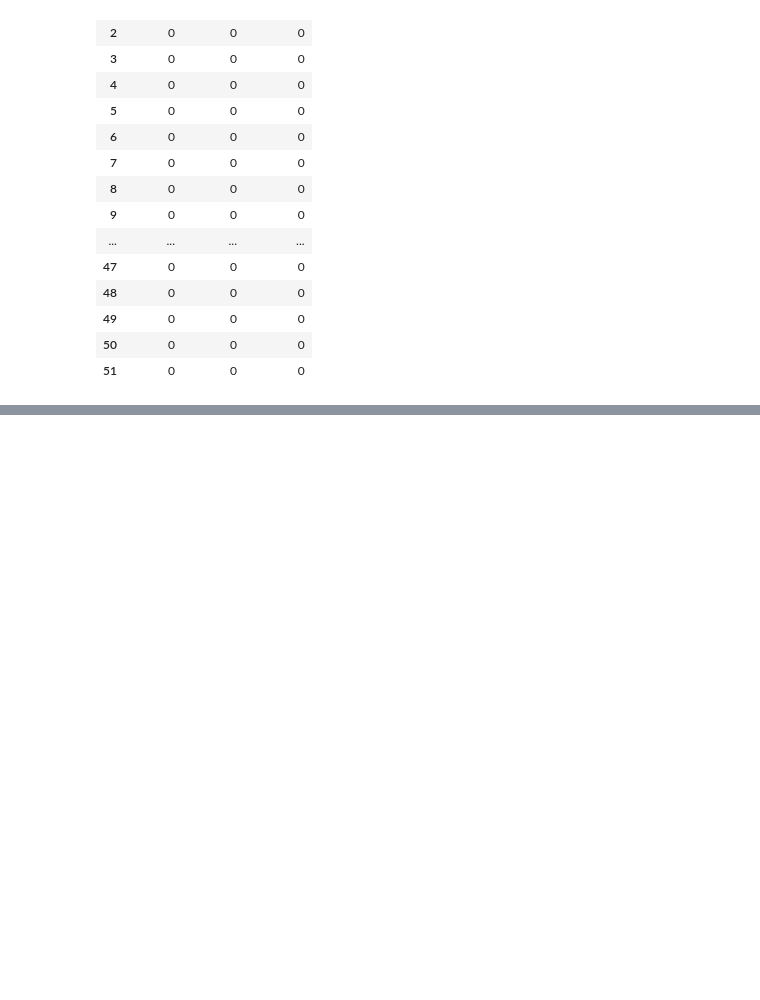
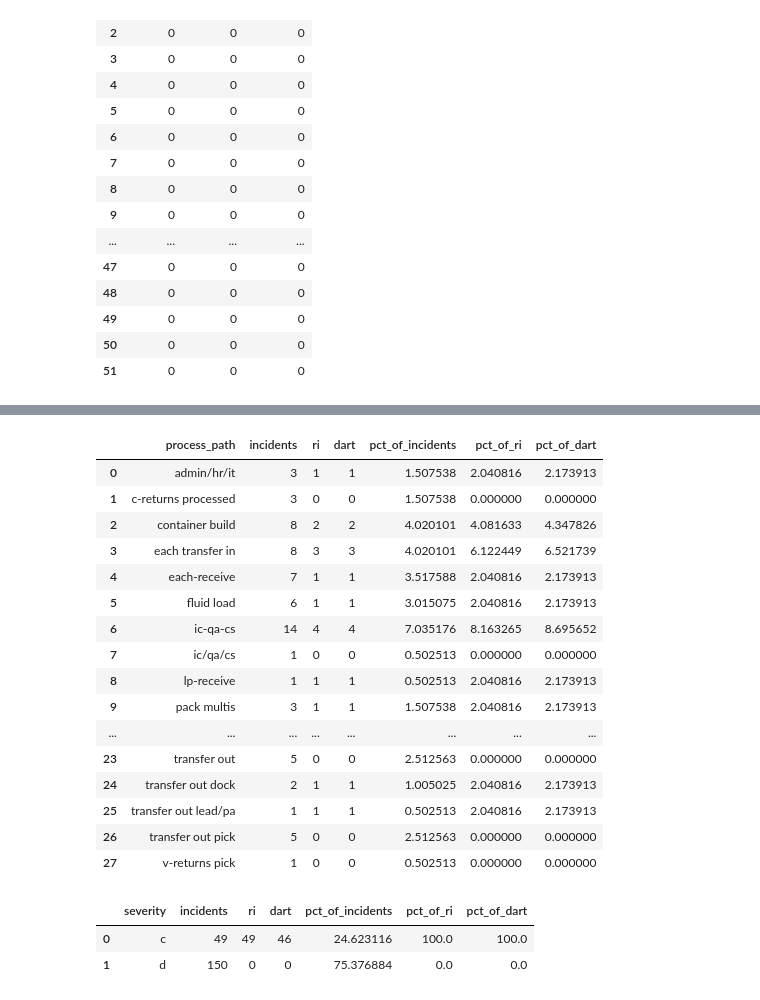
Before and after one commit to JudeMirac/Saftey-Risk-Analysis, a Jupyter notebook: notebooks/data_health_checks.ipynb, the cells around one changed output, grey strips where cells are left out. Saved outputs shown, nothing was run; the diff lists cells and outputs as text; code cells hidden in the pictures; blank space fills up the shorter version.

```diff
--- a/notebooks/data_health_checks.ipynb
+++ b/notebooks/data_health_checks.ipynb
@@ -176,0 +187,29 @@ DatabaseError: Execution failed on sql 'SELECT * FROM dist_root_cause;': no such
+# %%
+
+# view process path
+path
+# %% [output]
+|  | process_path | incidents | ri | dart | pct_of_incidents | pct_of_ri | pct_of_dart |
+| 0 | admin/hr/it | 3 | 1 | 1 | 1.507538 | 2.040816 | 2.173913 |
+| 1 | c-returns processed | 3 | 0 | 0 | 1.507538 | 0.000000 | 0.000000 |
+| 2 | container build | 8 | 2 | 2 | 4.020101 | 4.081633 | 4.347826 |
+| 3 | each transfer in | 8 | 3 | 3 | 4.020101 | 6.122449 | 6.521739 |
+| 4 | each-receive | 7 | 1 | 1 | 3.517588 | 2.040816 | 2.173913 |
+| 5 | fluid load | 6 | 1 | 1 | 3.015075 | 2.040816 | 2.173913 |
+| 6 | ic-qa-cs | 14 | 4 | 4 | 7.035176 | 8.163265 | 8.695652 |
+| 7 | ic/qa/cs | 1 | 0 | 0 | 0.502513 | 0.000000 | 0.000000 |
+| 8 | lp-receive | 1 | 1 | 1 | 0.502513 | 2.040816 | 2.173913 |
+| 9 | pack multis | 3 | 1 | 1 | 1.507538 | 2.040816 | 2.173913 |
+| ... | ... | ... | ... | ... | ... | ... | ... |
+| 23 | transfer out | 5 | 0 | 0 | 2.512563 | 0.000000 | 0.000000 |
+| 24 | transfer out dock | 2 | 1 | 1 | 1.005025 | 2.040816 | 2.173913 |
+| 25 | transfer out lead/pa | 1 | 1 | 1 | 0.502513 | 2.040816 | 2.173913 |
+| 26 | transfer out pick | 5 | 0 | 0 | 2.512563 | 0.000000 | 0.000000 |
+| 27 | v-returns pick | 1 | 0 | 0 | 0.502513 | 0.000000 | 0.000000 |
+# %%
+# view severity level
+severity
+# %% [output]
+|  | severity | incidents | ri | dart | pct_of_incidents | pct_of_ri | pct_of_dart |
+| 0 | c | 49 | 49 | 46 | 24.623116 | 100.0 | 100.0 |
+| 1 | d | 150 | 0 | 0 | 75.376884 | 0.0 | 0.0 |
```
Also changed, not shown: parts of 4 cells of this notebook.
